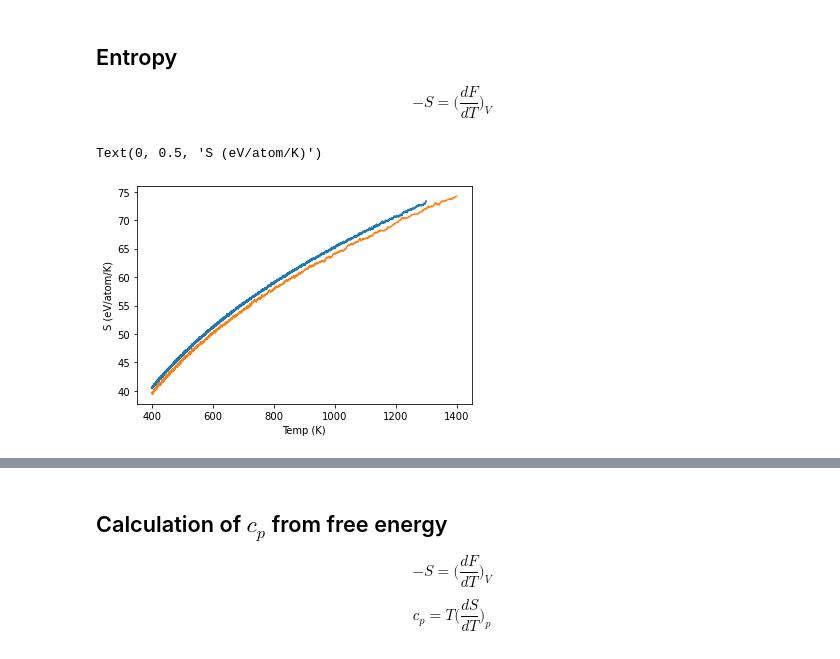
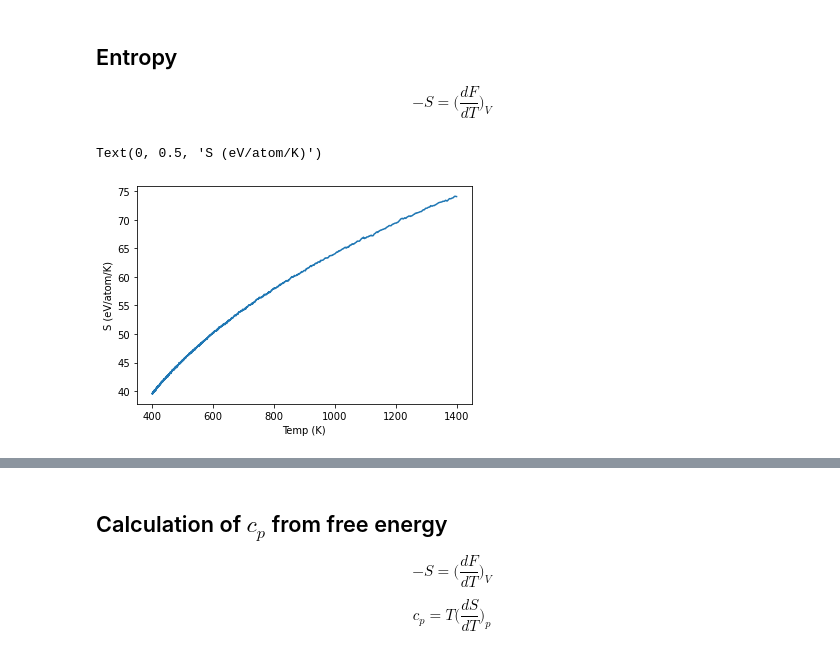
Before and after one commit to srmnitc/calphy-publication-examples, a Jupyter notebook: Application_D/analysis.ipynb, the cells around one changed output, grey strips where cells are left out. Saved outputs shown, nothing was run; the diff lists cells and outputs as text; code cells hidden in the pictures.

```diff
--- a/Application_D/analysis.ipynb
+++ b/Application_D/analysis.ipynb
@@ -81,14 +36,11 @@ team, feam, ferream = np.loadtxt("free_energy/ts-FCC-400-0/temperature_sweep.dat
 # %%
-entace = -np.gradient(face, tace)
-suace = (entace*ev_to_j)/(1/Av)
 enteam = -np.gradient(feam, team)
 sueam = (enteam*ev_to_j)/(1/Av)
 
-plt.plot(tace, suace)
 plt.plot(team, sueam)
 plt.xlabel("Temp (K)")
 plt.ylabel("S (eV/atom/K)")
 # %% [output]
 Text(0, 0.5, 'S (eV/atom/K)')
-[figure, old version]
+[figure, new version]
 # %% [markdown]
```
Also changed, not shown: parts of 24 cells of this notebook, 4 other files.
